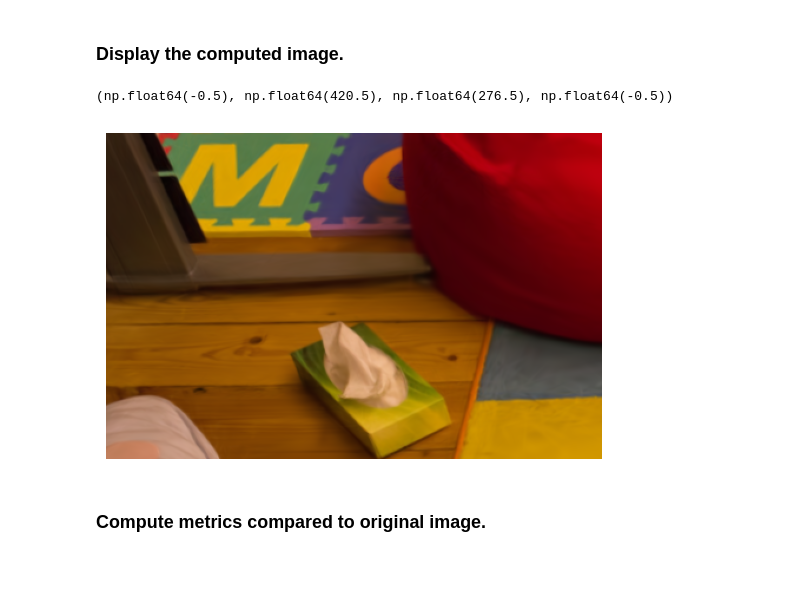
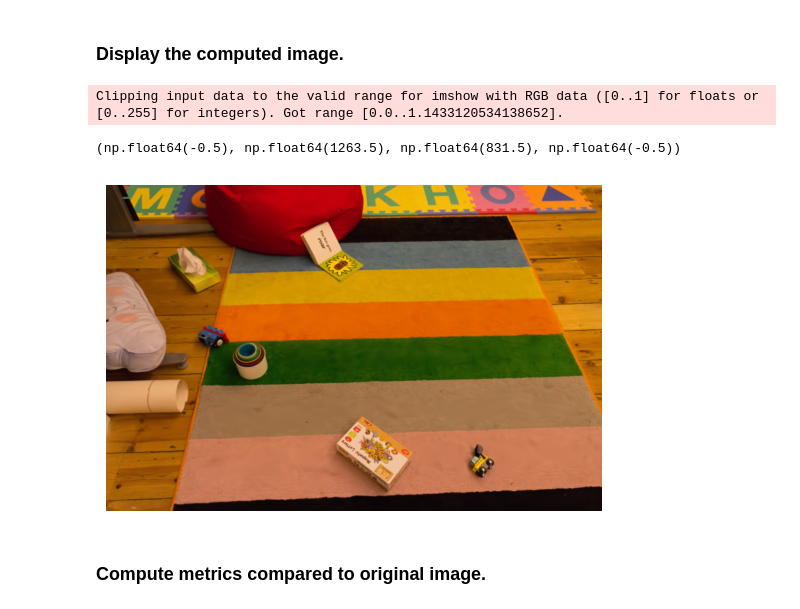
Before and after one commit to PLSE-Splats/clustering-exploration, a Jupyter notebook: src/clustering_exploration/basic_viewer.ipynb, the cells around one changed output. Saved outputs shown, nothing was run; the diff lists cells and outputs as text; code cells hidden in the pictures; blank space fills up the shorter version.

```diff
--- a/src/clustering_exploration/basic_viewer.ipynb
+++ b/src/clustering_exploration/basic_viewer.ipynb
@@ -149,16 +72,41 @@ for i, j in itertools.product(range(WORKING_HEIGHT), range(WORKING_WIDTH)):
+# %%
+# Collect splats.
+splats_raw_collected = splats_raw.collect().to_numpy()
+splats_reshaped = splats_raw_collected.reshape((IMAGE_HEIGHT * IMAGE_WIDTH, splats_raw_collected.shape[1] // 5, 5))
+# %%
+def alpha_over_pixel(pixel_splats):
+    """Compute alpha over for splats in a pixel."""
+    transmittance = 1.0
+    pixel_color = np.zeros(3)
+
+    # Loop through each splat.
+    for alpha, depth, *splat_color in pixel_splats:
+        # Skip transparent splats.
+        if alpha == 0:
+            continue
+        # Exit once transmittance is basically zero.
+        if transmittance <= 0.001:
+            break
+
+        # Compute pixel color.
+        pixel_color += alpha * np.array(splat_color) * transmittance
+
+        # Update transmittance.
+        transmittance *= 1 - min(1, alpha)
+
+    return pixel_color
 # %%
-# Do the other splats.
-for i, j in itertools.product(range(WORKING_HEIGHT), range(WORKING_WIDTH)):
-    for k in range(1, len(splats_reshaped[i, j])):
-        transmittances[i, j] *= 1 - splats_reshaped[i, j][k - 1][0]
-        pixel_colors[i, j] += splats_reshaped[i, j][k][0] * splats_reshaped[i, j][k][2:] * transmittances[i, j]
+computed_image = [alpha_over_pixel(pixel_splats) for pixel_splats in tqdm(splats_reshaped)]
 # %% [markdown]
 ### Display the computed image.
+# %%
+computed_image_reshaped = np.array(computed_image).reshape((IMAGE_HEIGHT, IMAGE_WIDTH, 3))
 # %%
-plt.imshow(pixel_colors)
+plt.imshow(computed_image_reshaped)
 plt.axis('off')
 # %% [output]
-(np.float64(-0.5), np.float64(420.5), np.float64(276.5), np.float64(-0.5))
+Clipping input data to the valid range for imshow with RGB data ([0..1] for floats or [0..255] for integers). Got range [0.0..1.1433120534138652].
+(np.float64(-0.5), np.float64(1263.5), np.float64(831.5), np.float64(-0.5))
-[figure, old version]
+[figure, new version]
 # %% [markdown]
 ### Compute metrics compared to original image.
```
Also changed, not shown: parts of 25 cells of this notebook, 7 other files.
